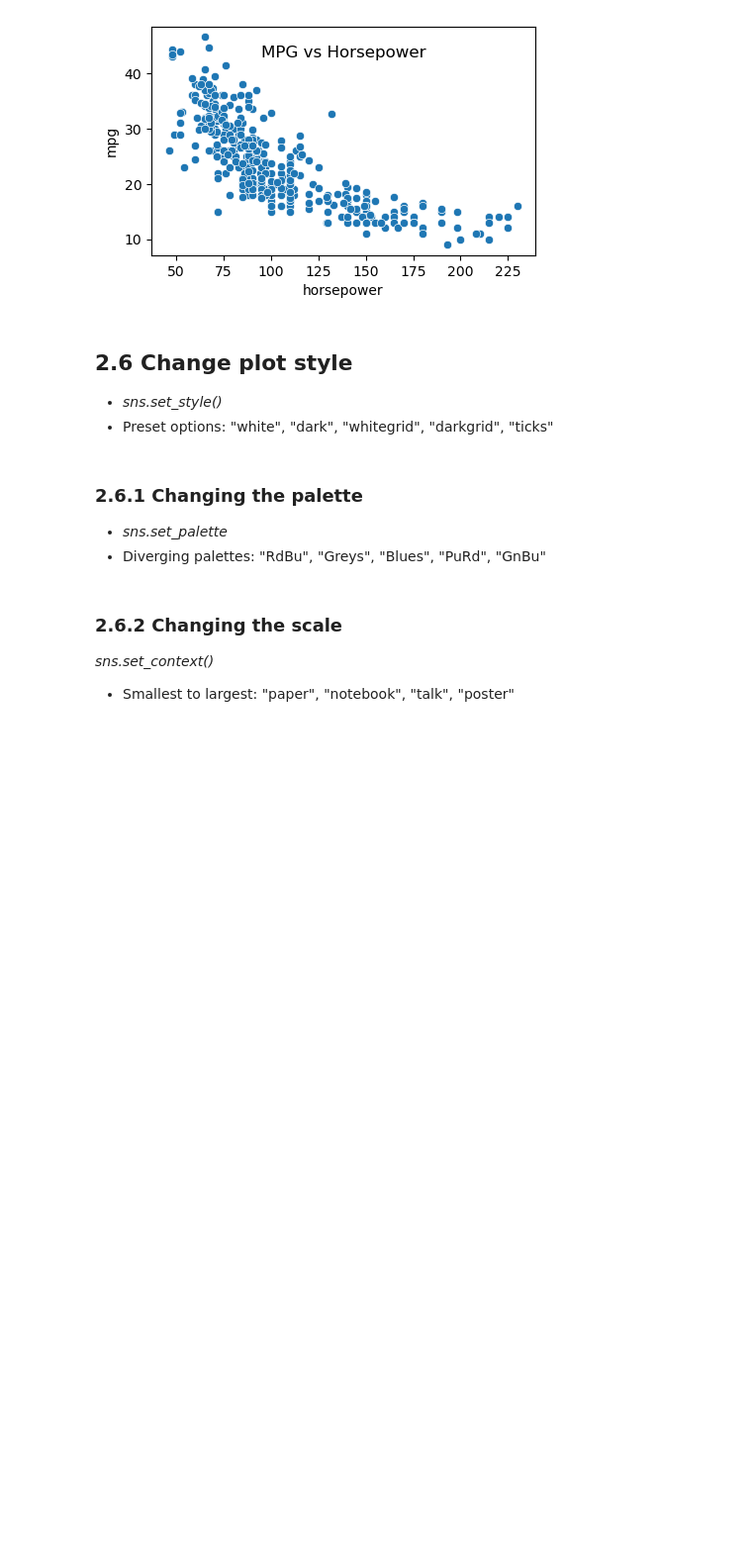
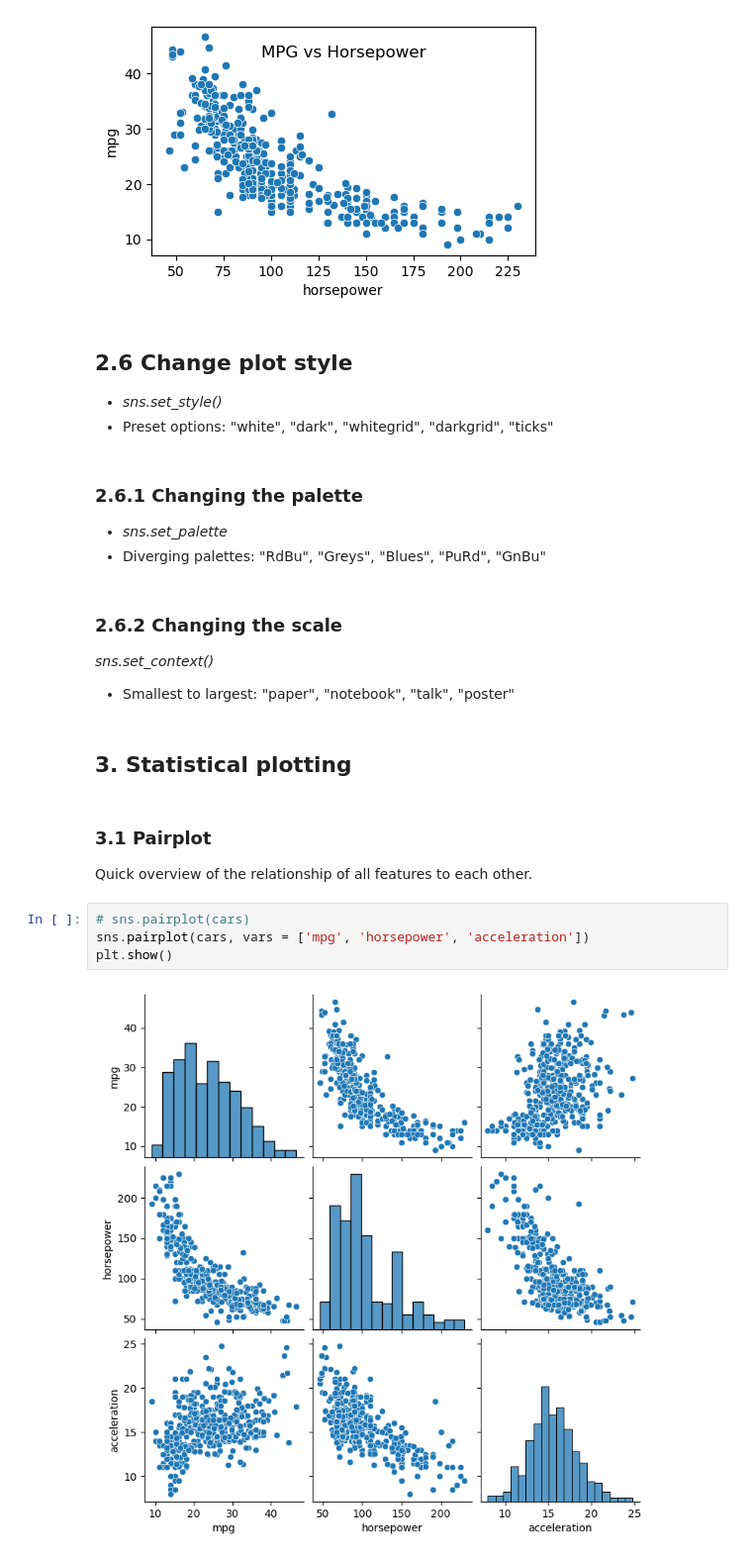
Before and after one commit to Timm26/Data_Science_Handbook, a Jupyter notebook: Preprocessing and EDA/Data_Visualisation_with_Matplotlib_and_Seaborn.ipynb, the cells around one changed output. Shown at 99% size. Drawn from its saved outputs; the diff is of its cells as text; blank space fills up the shorter version.

```diff
--- a/Preprocessing and EDA/Data_Visualisation_with_Matplotlib_and_Seaborn.ipynb
+++ b/Preprocessing and EDA/Data_Visualisation_with_Matplotlib_and_Seaborn.ipynb
@@ -349,3 +349,14 @@ plt.show()
 ### 2.6.2 Changing the scale
 *sns.set_context()*
 - Smallest to largest: "paper", "notebook", "talk", "poster"
+# %% [markdown]
+## 3. Statistical plotting
+# %% [markdown]
+### 3.1 Pairplot
+Quick overview of the relationship of all features to each other.
+# %%
+# sns.pairplot(cars)
+sns.pairplot(cars, vars = ['mpg', 'horsepower', 'acceleration'])
+plt.show()
+# %% [output]
+[figure, added]
```
Also changed, not shown: 3 other files.
